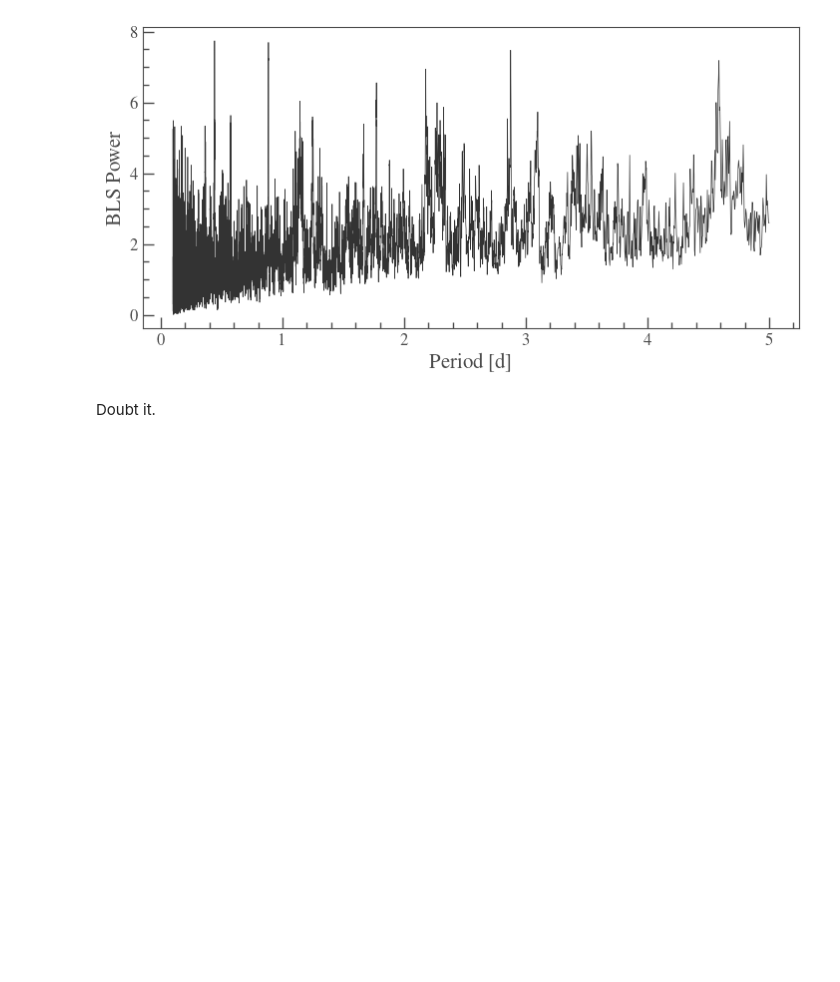
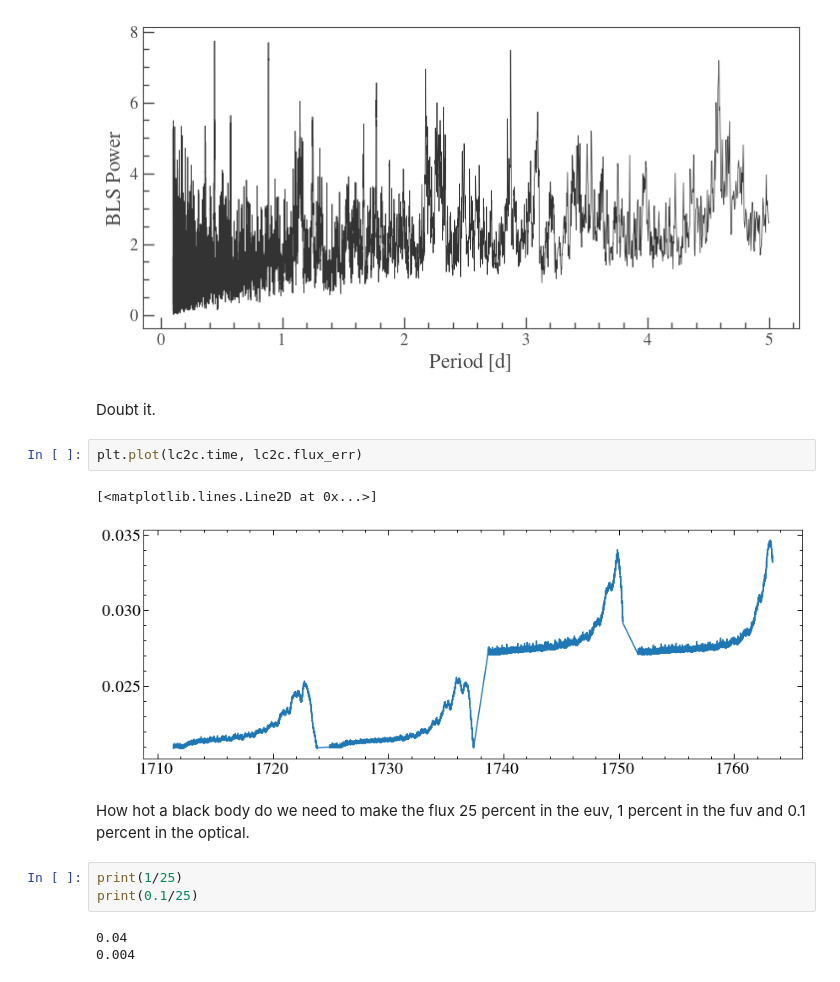
Before and after one commit to davidjwilson/GD394-Tess, a Jupyter notebook: tess_period.ipynb, the cells around one changed output. Saved outputs shown, nothing was run; the diff lists cells and outputs as text; blank space fills up the shorter version.

```diff
--- a/tess_period.ipynb
+++ b/tess_period.ipynb
@@ -453,3 +472,16 @@ pgb.plot()
 [figure]
 # %% [markdown]
 Doubt it.
+# %%
+plt.plot(lc2c.time, lc2c.flux_err)
+# %% [output]
+[<matplotlib.lines.Line2D at 0x...>]
+[figure, added]
+# %% [markdown]
+How hot a black body do we need to make the flux 25 percent in the euv, 1 percent in the fuv and 0.1 percent in the optical.
+# %%
+print(1/25)
+print(0.1/25)
+# %% [output]
+0.04
+0.004
```
Also changed, not shown: parts of 20 cells of this notebook, 2 other files.
